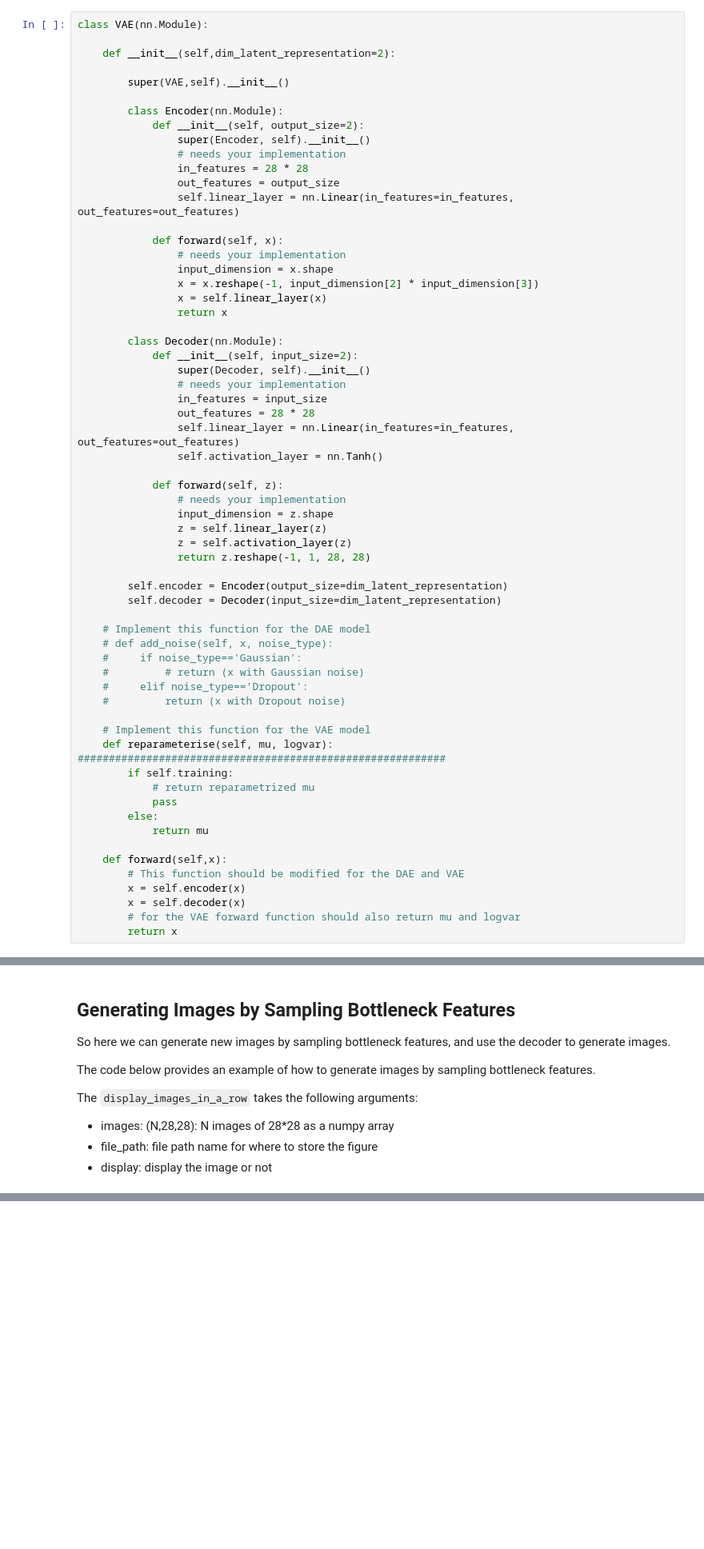
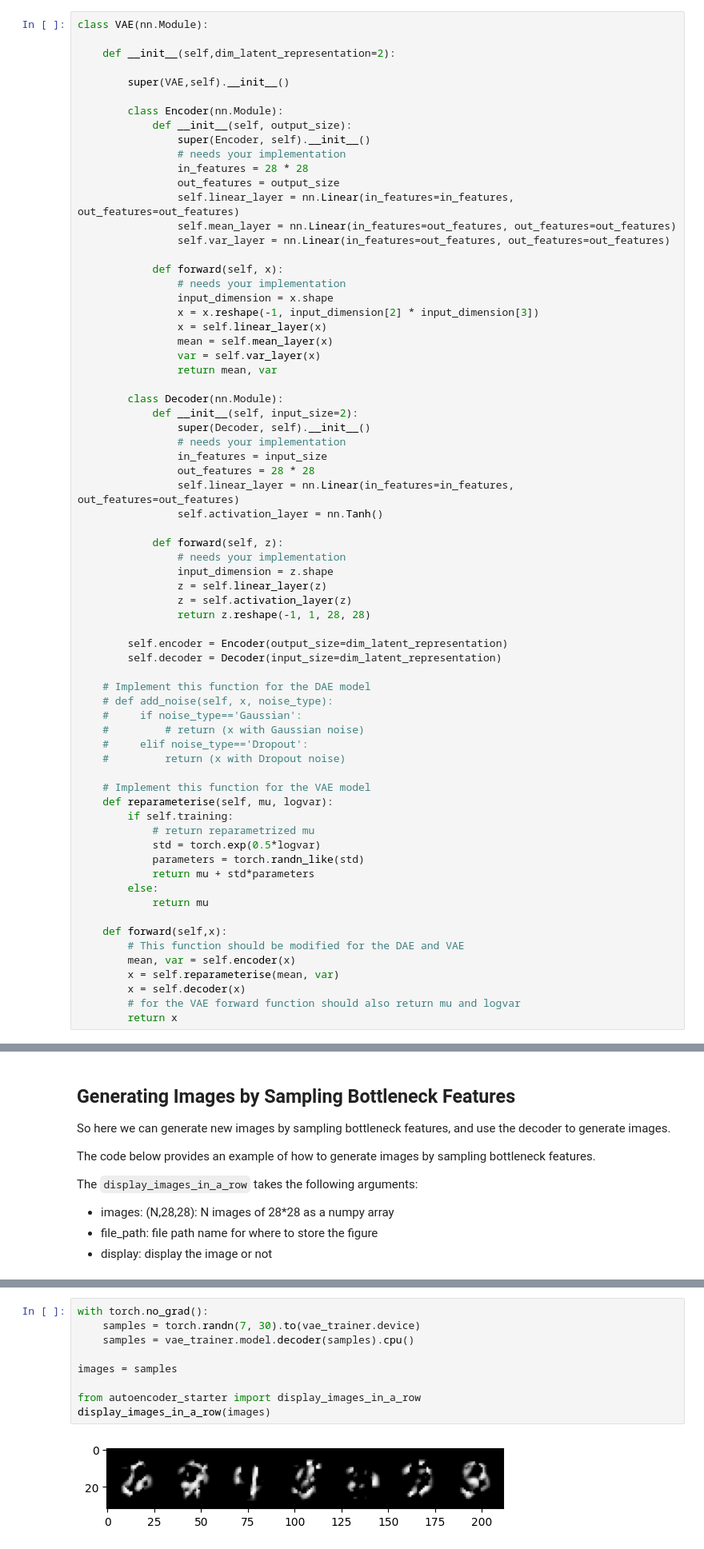
Before and after one commit to charan250498/Auto-Encoders_and_VAE, a Jupyter notebook: Q2.d/Autoencoder_sample.ipynb, the cells around one changed output, grey strips where cells are left out. Shown at 80% size. Saved outputs shown, nothing was run; the diff lists cells and outputs as text; blank space fills up the shorter version.

```diff
--- a/Q2.d/Autoencoder_sample.ipynb
+++ b/Q2.d/Autoencoder_sample.ipynb
@@ -112,19 +116,23 @@ class VAE(nn.Module):
         super(VAE,self).__init__()
 
         class Encoder(nn.Module):
-            def __init__(self, output_size=2):
+            def __init__(self, output_size):
                 super(Encoder, self).__init__()
                 # needs your implementation
                 in_features = 28 * 28
                 out_features = output_size
                 self.linear_layer = nn.Linear(in_features=in_features, out_features=out_features)
+                self.mean_layer = nn.Linear(in_features=out_features, out_features=out_features)
+                self.var_layer = nn.Linear(in_features=out_features, out_features=out_features)
 
             def forward(self, x):
                 # needs your implementation
                 input_dimension = x.shape
                 x = x.reshape(-1, input_dimension[2] * input_dimension[3])
                 x = self.linear_layer(x)
-                return x
+                mean = self.mean_layer(x)
+                var = self.var_layer(x)
+                return mean, var
 
         class Decoder(nn.Module):
             def __init__(self, input_size=2):
@@ -153,16 +161,19 @@ class VAE(nn.Module):
     #         return (x with Dropout noise)
 
     # Implement this function for the VAE model
-    def reparameterise(self, mu, logvar): ###########################################################
+    def reparameterise(self, mu, logvar):
         if self.training:
             # return reparametrized mu
-            pass
+            std = torch.exp(0.5*logvar)
+            parameters = torch.randn_like(std)
+            return mu + std*parameters
         else:
             return mu
 
     def forward(self,x):
         # This function should be modified for the DAE and VAE
-        x = self.encoder(x)
+        mean, var = self.encoder(x)
+        x = self.reparameterise(mean, var)
         x = self.decoder(x)
         # for the VAE forward function should also return mu and logvar
         return x
@@ -272,3 +325,14 @@ RuntimeError: mat1 and mat2 shapes cannot be multiplied (7x2 and 30x784)
+# %%
+with torch.no_grad():
+    samples = torch.randn(7, 30).to(vae_trainer.device)
+    samples = vae_trainer.model.decoder(samples).cpu()
+
+images = samples
+
+from autoencoder_starter import display_images_in_a_row
+display_images_in_a_row(images)
+# %% [output]
+[figure, added]
 # %% [markdown]
 ## Reconstructing Images
 
```
Also changed, not shown: parts of 9 cells of this notebook, 3 other files.
